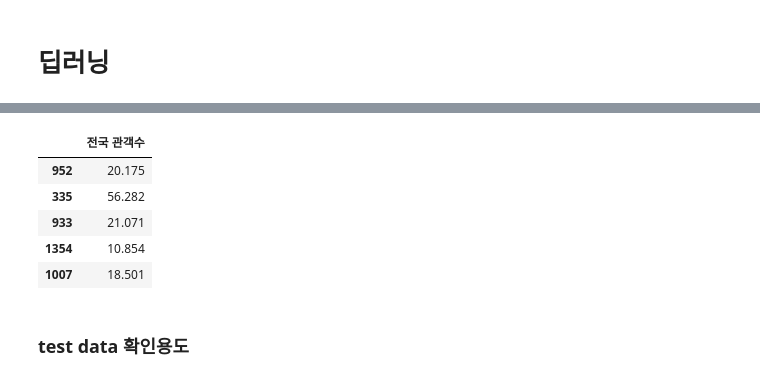
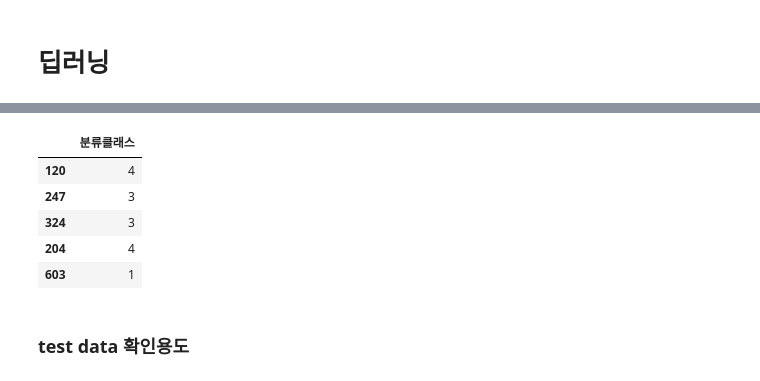
Before and after one commit to Play-Web-miniProject/MovieDL, a Jupyter notebook: suyeon/main2_osy/4_deepLearning/deepLearning_ver03_cls.ipynb, the cells around one changed output, grey strips where cells are left out. Cells and saved outputs as stored; diff of their text form; code cells hidden in the pictures.

```diff
--- a/suyeon/main2_osy/4_deepLearning/deepLearning_ver03_cls.ipynb
+++ b/suyeon/main2_osy/4_deepLearning/deepLearning_ver03_cls.ipynb
@@ -102,0 +121,12 @@ movie_labels.head(3)
+# %%
+import numpy as np
+
+movie_labels['분류클래스'] = np.where((movie_labels['전국 관객수'].values<1000000), 0,
+                                 np.where((movie_labels['전국 관객수'].values>1000000) & (movie_labels['전국 관객수'].values<1400000), 1,
+                                          np.where((movie_labels['전국 관객수'].values>1400000) & (movie_labels['전국 관객수'].values<2000000), 2,
+                                                   np.where((movie_labels['전국 관객수'].values>2000000) & (movie_labels['전국 관객수'].values<3000000), 3,
+                                                            np.where((movie_labels['전국 관객수'].values>3000000) & (movie_labels['전국 관객수'].values<5000000), 4, 5))))
+)
+movie_labels['분류클래스'].unique()
+movie_labels[['전국 관객수','분류클래스']]
+movie_labels['분류클래스'].value_counts()
@@ -158,11 +197,11 @@ movie_DL.head()
 # display(독립.head(), 독립_2023.head())
 # %%
 독립 = movie_DL[['장르', '등급', '감독_흥행','총 관객수_scaled',
-               '배급사_흥행','주연배우_흥행','계절', '전국 스크린수_scaled','연도','코로나']].copy()
+               '배급사_흥행','주연배우_흥행','계절', '전국 스크린수_scaled','코로나']].copy()
 
-종속 = movie_DL[['전국 관객수']].copy()
+종속 = movie_DL[['분류클래스']].copy()
 
-display(독립.info(), 종속.info())
+display(독립.info(), 종속['분류클래스'].unique())
 # %% [output]
 <class 'pandas.core.frame.DataFrame'>
 RangeIndex: 708 entries, 0 to 707
@@ -254,9 +276,11 @@ array([5, 1, 2, 3, 6, 4])
 # %%
-test_target['분류클래스'] = np.where((test_target['전국 관객수'].values<1000000), 1,
-                                 np.where((test_target['전국 관객수'].values>1000000) & (test_target['전국 관객수'].values<1400000), 2,
-                                          np.where((test_target['전국 관객수'].values>1400000) & (test_target['전국 관객수'].values<2000000), 3,
-                                                   np.where((test_target['전국 관객수'].values>2000000) & (test_target['전국 관객수'].values<3000000), 4,
-                                                            np.where((test_target['전국 관객수'].values>3000000) & (test_target['전국 관객수'].values<5000000), 5, 6))))
-)
-test_target['분류클래스'].unique()
-# test_target[['전국 관객수','분류클래스']]
+# # test 분류 클래스 만들기
+
+# test_target['분류클래스'] = np.where((test_target['전국 관객수'].values<1000000), 1,
+#                                  np.where((test_target['전국 관객수'].values>1000000) & (test_target['전국 관객수'].values<1400000), 2,
+#                                           np.where((test_target['전국 관객수'].values>1400000) & (test_target['전국 관객수'].values<2000000), 3,
+#                                                    np.where((test_target['전국 관객수'].values>2000000) & (test_target['전국 관객수'].values<3000000), 4,
+#                                                             np.where((test_target['전국 관객수'].values>3000000) & (test_target['전국 관객수'].values<5000000), 5, 6))))
+# )
+# test_target['분류클래스'].unique()
+# # test_target[['전국 관객수','분류클래스']]
@@ -317,13 +393,13 @@ array([[131.46555 ],
 # %%
 # 여기랑 비슷한지 보기
-train_target[:5]
+test_target[:5]
 # %% [output]
-|  | 전국 관객수 |
-| 952 | 20.175 |
-| 335 | 56.282 |
-| 933 | 21.071 |
-| 1354 | 10.854 |
-| 1007 | 18.501 |
+|  | 분류클래스 |
+| 120 | 4 |
+| 247 | 3 |
+| 324 | 3 |
+| 204 | 4 |
+| 603 | 1 |
 # %% [markdown]
 ### test data 확인용도
 # %%
```
Also changed, not shown: parts of 17 cells of this notebook.
